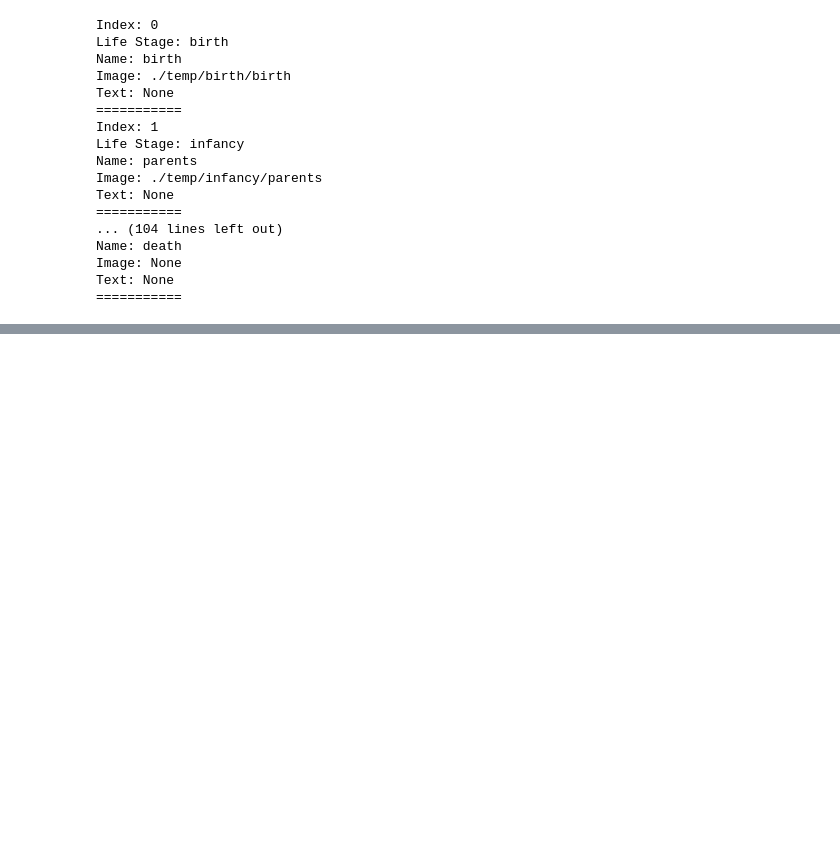
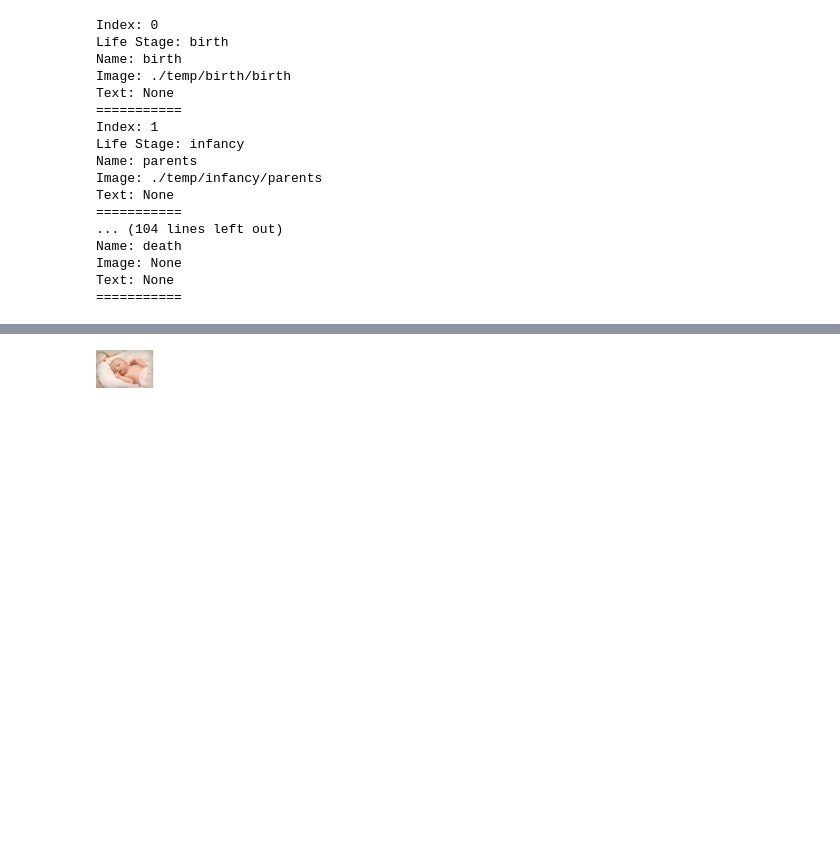
Before and after one commit to bryanlohjy/coming-of-age-book, a Jupyter notebook: scratchpad.ipynb, the cells around one changed output, grey strips where cells are left out. Drawn from its saved outputs; the diff is of its cells as text; code cells hidden in the pictures; blank space fills up the shorter version.

Commit message:
Created classes for pages and book

```diff
--- a/scratchpad.ipynb
+++ b/scratchpad.ipynb
@@ -283,0 +288,78 @@ for event in z.events:
+# %%
+# debug image drawing
+from PIL import Image, ImageDraw
+from IPython.display import Image as PyImage
+
+book = []
+
+class Page:
+    def __init__(self, w=100, h=100, page_number=0, position='L', elements=[], bg_color="white"):
+        self.w = w
+        self.h = h
+        self.page_number = page_number
+        self.position = position
+        self.elements = elements
+        self.bg_color = bg_color
+    def draw(self, output_name='one.png'):
+        doc = Image.new('RGB', (self.w, self.h), self.bg_color)
+        if len(self.elements) > 0:
+            if self.page_number == 0: # birth page
+                self.elements[0].draw(page=doc)
+            else: # every other collage page
+                for i in self.elements:
+                    i.draw(page=doc)
+        doc.save(output_name, 'PNG')
+
+
+class Page_Element:
+    def __init__(self, x, y, max_w, max_h, url, element_type='IMAGE', rectmode="CORNER"):
+        self.x = x
+        self.y = y
+        self.max_w = max_w
+        self.max_h = max_h
+        self.url = url
+        self.element_type = element_type
+        self.rectmode = rectmode
+    def draw(self, page):
+        img = Image.open(open(self.url, 'rb'))
+        maxsize = (self.max_w, self.max_h)
+        img.thumbnail(maxsize, Image.ANTIALIAS)
+        x = self.x
+        y = self.y
+        if self.rectmode == 'CENTER':
+            img_w, img_h = img.size
+            x = self.x - img_w/2
+            y = self.y - img_h/2
+        page.paste(img, (int(x), int(y)))
+
+# Create book, page by page =================================
+page_w = 1748
+page_h = 1748
+
+# Create cover
+cover = Page(w=page_w, h=page_h, page_number='C', position='R', bg_color="black")
+book.append(cover)
+# Create inside cover
+inside_cover = Page(w=page_w, h=page_h, page_number='IC', position='L')
+book.append(inside_cover)
+# Collage pages
+for e in z.events:
+    position = 'R' if e.index % 2 == 0 else 'L'
+    elements = []
+    if len(e.images) > 0:
+        for i in e.images:
+            elements.append(Page_Element(x=0, y=0, max_w=200, max_h=200, url=i))
+
+    collage_page = Page(w=page_w, h=page_h, page_number=e.index, position=position, elements=elements)
+    book.append(collage_page)
+# Create inside back cover
+back_inside_cover = Page(w=page_w, h=page_h, page_number='BIC', position='R')
+book.append(back_inside_cover)
+# Create back cover
+back_cover = Page(w=page_w, h=page_h, page_number='BC', position='L', bg_color="black")
+book.append(back_cover)
+
+book[0].draw()
+PyImage(filename='one.png', width=500)
+# %% [output]
+[figure, added]
```
Also changed, not shown: parts of 5 cells of this notebook.
